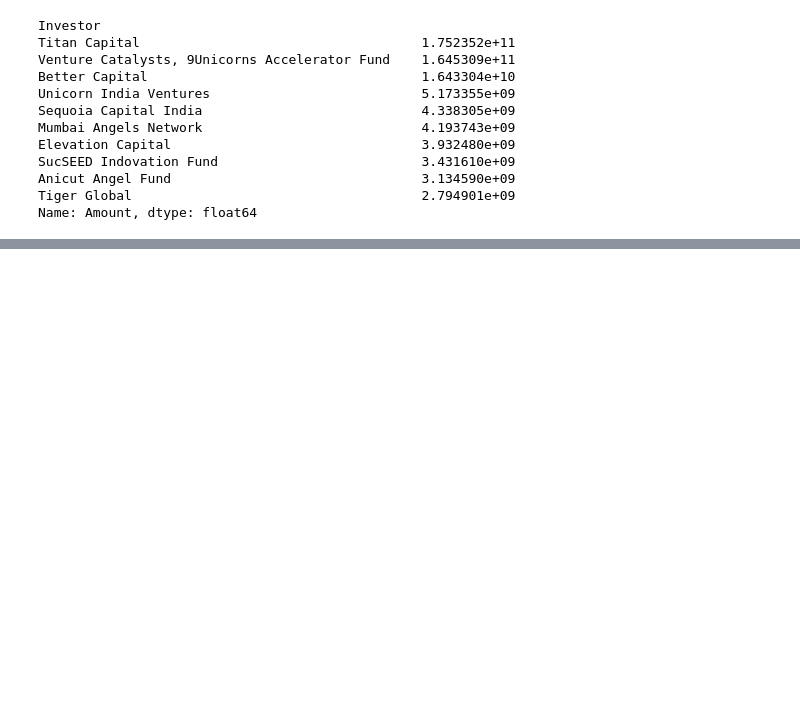
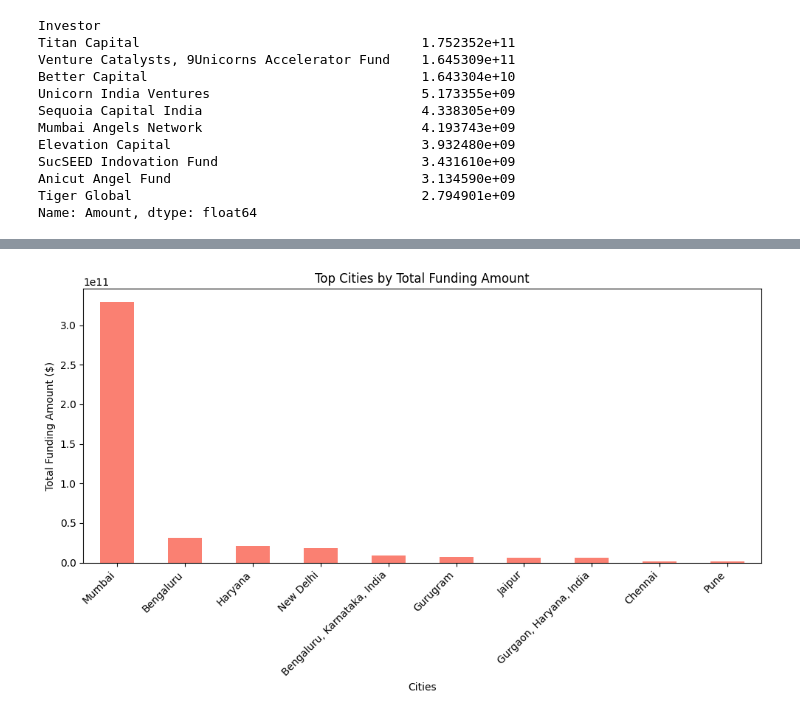
Before and after one commit to codeayiku/Demo-indian-start-up, a Jupyter notebook: Notebooks/India.ipynb, the cells around one changed output, grey strips where cells are left out. Drawn from its saved outputs; the diff is of its cells as text; code cells hidden in the pictures; blank space fills up the shorter version.

```diff
--- a/Notebooks/India.ipynb
+++ b/Notebooks/India.ipynb
@@ -1143,0 +1171,4 @@ Name: Amount, dtype: float64
+# %%
+# Determine cities with the highest total funding amounts
+top_cities = df_combined.groupby('HeadQuarter')['Amount'].sum().nlargest(10)
+top_cities
@@ -1143,0 +1188,12 @@ Name: Amount, dtype: float64
+# %%
+# Plotting the distribution of funding across top cities
+plt.figure(figsize=(10, 6))
+top_cities.plot(kind='bar', color='salmon')
+plt.title('Top Cities by Total Funding Amount')
+plt.xlabel('Cities')
+plt.ylabel('Total Funding Amount ($)')
+plt.xticks(rotation=45, ha='right')
+plt.tight_layout()
+plt.show()
+# %% [output]
+[figure, added]
```
Also changed, not shown: parts of 9 cells of this notebook.
